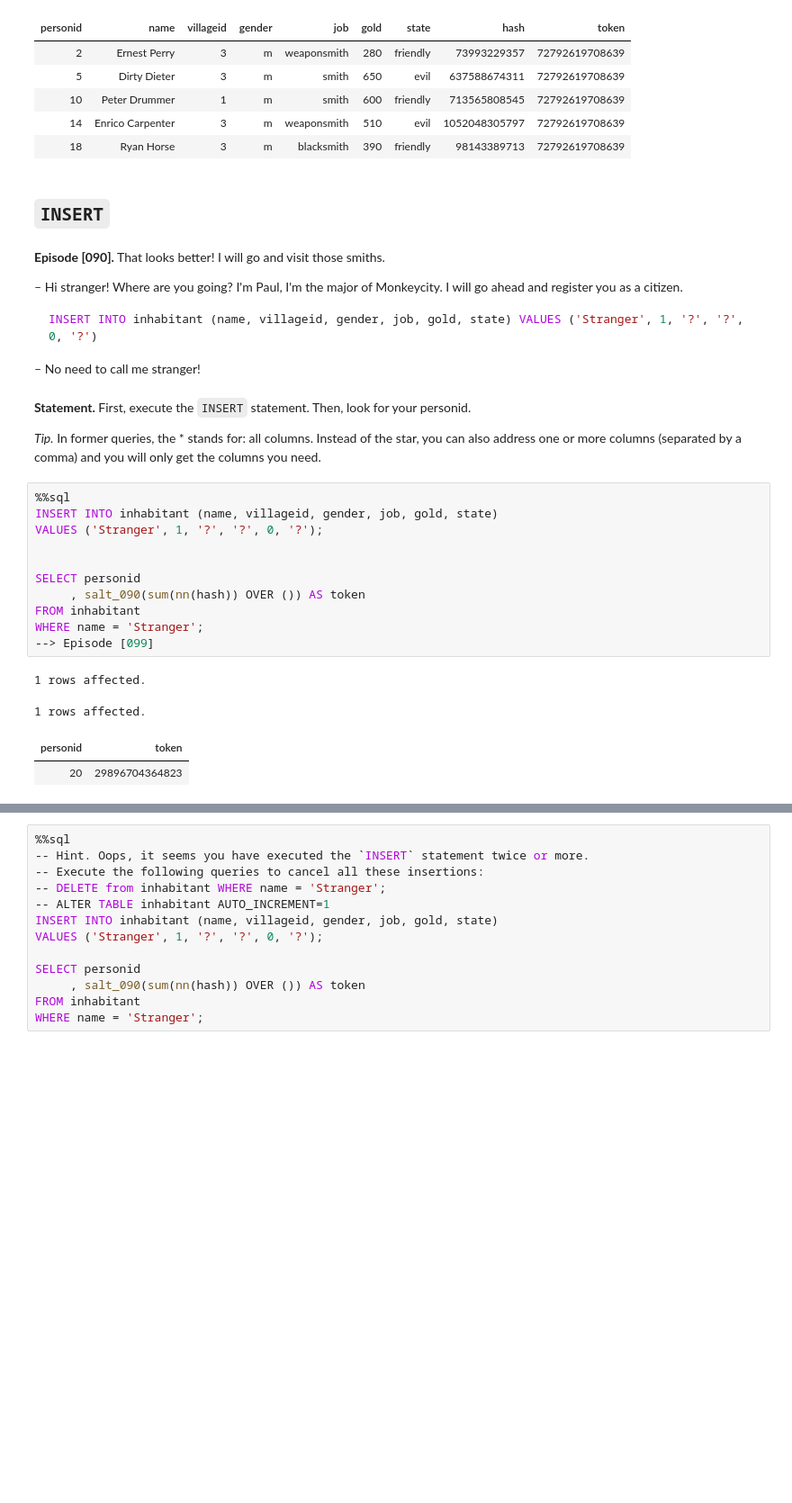
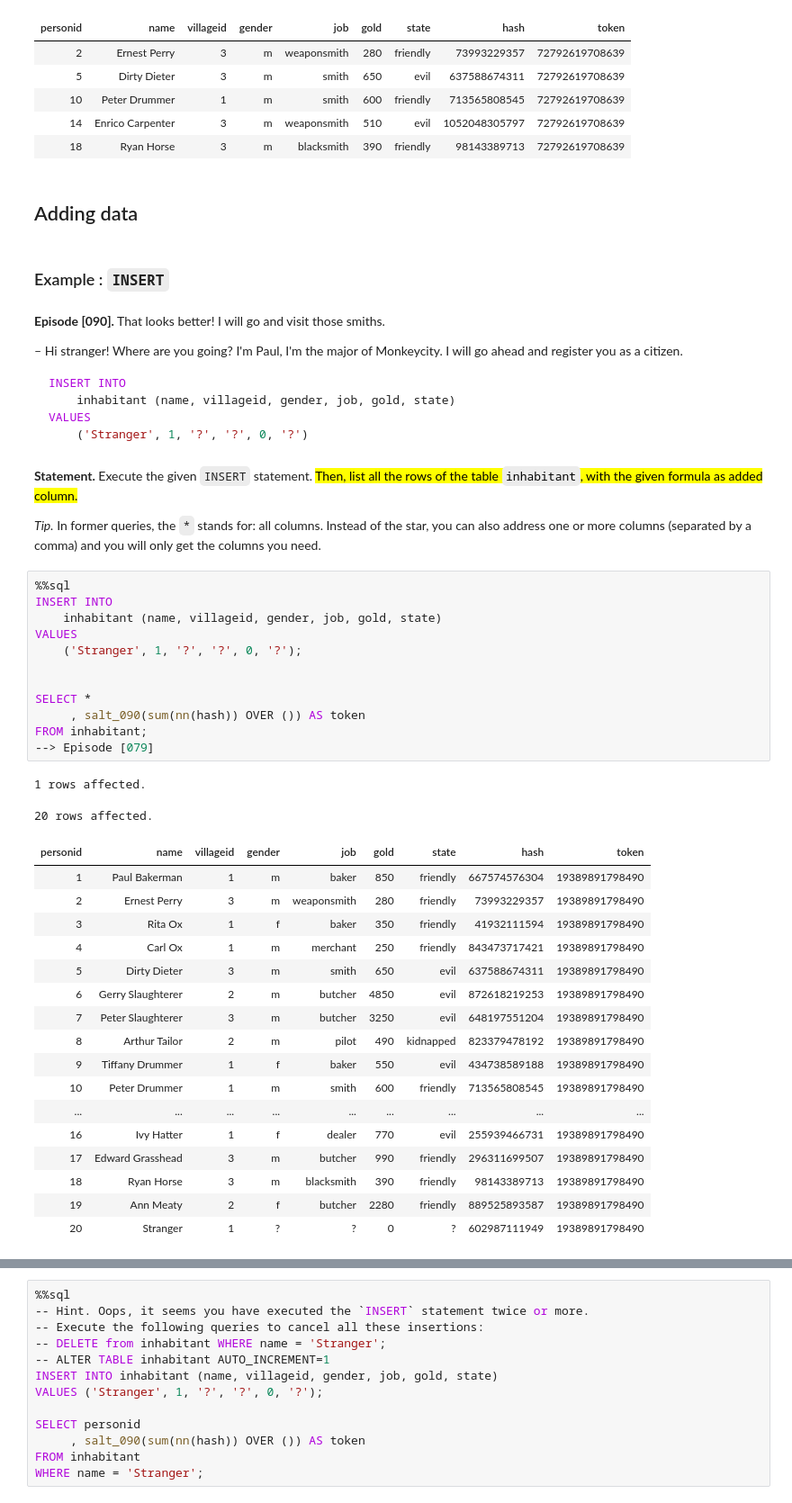
Before and after one commit to laowantong/sqlab_island, a Jupyter notebook: en/mysql/sqlab_island.ipynb, the cells around one changed output, grey strips where cells are left out. Shown at 90% size. Saved outputs shown, nothing was run; the diff lists cells and outputs as text; blank space fills up the shorter version.

````diff
--- a/en/mysql/sqlab_island.ipynb
+++ b/en/mysql/sqlab_island.ipynb
@@ -295,7 +377,9 @@ WHERE job LIKE '%smith'
 | 14 | Enrico Carpenter | 3 | m | weaponsmith | 510 | evil | 1052048305797 | 72792619708639 |
 | 18 | Ryan Horse | 3 | m | blacksmith | 390 | friendly | 98143389713 | 72792619708639 |
 # %% [markdown]
-## `INSERT`
+## Adding data
+# %% [markdown]
+### Example : `INSERT`
 # %% [markdown]
 **Episode [090].**
 That looks better! I will go and visit those smiths.
@@ -303,30 +387,47 @@ That looks better! I will go and visit those smiths.
 – Hi stranger! Where are you going? I'm Paul, I'm the major of Monkeycity. I will go ahead and register you as a citizen.
 
 ```sql
-INSERT INTO inhabitant (name, villageid, gender, job, gold, state) VALUES ('Stranger', 1, '?', '?', 0, '?')
+INSERT INTO
+    inhabitant (name, villageid, gender, job, gold, state)
+VALUES
+    ('Stranger', 1, '?', '?', 0, '?')
 ```
-
-– No need to call me stranger!
 # %% [markdown]
-**Statement.** First, execute the `INSERT` statement. Then, look for your personid.
+**Statement.** Execute the given `INSERT` statement. <mark>Then, list all the rows of the table `inhabitant`, with the given formula as added column.</mark>
 
-_Tip._ In former queries, the * stands for: all columns. Instead of the star, you can also address one or more columns (separated by a comma) and you will only get the columns you need.
+_Tip._ In former queries, the `*` stands for: all columns. Instead of the star, you can also address one or more columns (separated by a comma) and you will only get the columns you need.
 # %%
 %%sql
-INSERT INTO inhabitant (name, villageid, gender, job, gold, state)
-VALUES ('Stranger', 1, '?', '?', 0, '?');
+INSERT INTO
+    inhabitant (name, villageid, gender, job, gold, state)
+VALUES
+    ('Stranger', 1, '?', '?', 0, '?');
 
 
-SELECT personid
+SELECT *
      , salt_090(sum(nn(hash)) OVER ()) AS token
-FROM inhabitant
-WHERE name = 'Stranger';
---> Episode [099]
+FROM inhabitant;
+--> Episode [079]
 # %% [output]
 1 rows affected.
-1 rows affected.
+20 rows affected.
-| personid | token |
-| 20 | 29896704364823 |
+| personid | name | villageid | gender | job | gold | state | hash | token |
+| 1 | Paul Bakerman | 1 | m | baker | 850 | friendly | 667574576304 | 19389891798490 |
+| 2 | Ernest Perry | 3 | m | weaponsmith | 280 | friendly | 73993229357 | 19389891798490 |
+| 3 | Rita Ox | 1 | f | baker | 350 | friendly | 41932111594 | 19389891798490 |
+| 4 | Carl Ox | 1 | m | merchant | 250 | friendly | 843473717421 | 19389891798490 |
+| 5 | Dirty Dieter | 3 | m | smith | 650 | evil | 637588674311 | 19389891798490 |
+| 6 | Gerry Slaughterer | 2 | m | butcher | 4850 | evil | 872618219253 | 19389891798490 |
+| 7 | Peter Slaughterer | 3 | m | butcher | 3250 | evil | 648197551204 | 19389891798490 |
+| 8 | Arthur Tailor | 2 | m | pilot | 490 | kidnapped | 823379478192 | 19389891798490 |
+| 9 | Tiffany Drummer | 1 | f | baker | 550 | evil | 434738589188 | 19389891798490 |
+| 10 | Peter Drummer | 1 | m | smith | 600 | friendly | 713565808545 | 19389891798490 |
+| ... | ... | ... | ... | ... | ... | ... | ... | ... |
+| 16 | Ivy Hatter | 1 | f | dealer | 770 | evil | 255939466731 | 19389891798490 |
+| 17 | Edward Grasshead | 3 | m | butcher | 990 | friendly | 296311699507 | 19389891798490 |
+| 18 | Ryan Horse | 3 | m | blacksmith | 390 | friendly | 98143389713 | 19389891798490 |
+| 19 | Ann Meaty | 2 | f | butcher | 2280 | friendly | 889525893587 | 19389891798490 |
+| 20 | Stranger | 1 | ? | ? | 0 | ? | 602987111949 | 19389891798490 |
 # %%
 %%sql
 -- Hint. Oops, it seems you have executed the `INSERT` statement twice or more.
````
Also changed, not shown: parts of 84 cells of this notebook, 10 other files.
